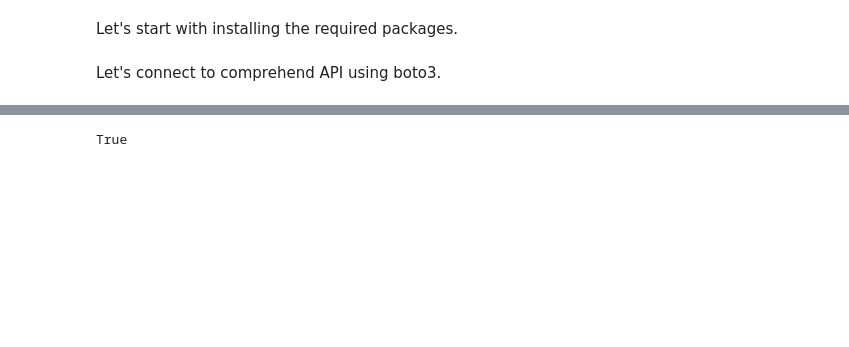
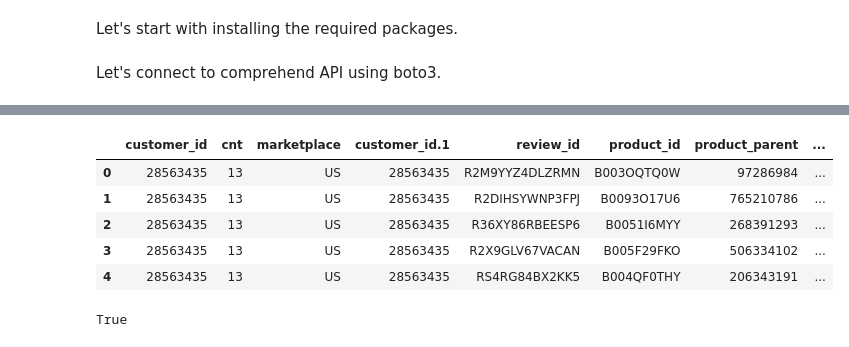
Before and after one commit to catwhiskers/recommender, a Jupyter notebook: algorithms/06-comprehend_on_amz_products.ipynb, the cells around one changed output, grey strips where cells are left out. Cells and saved outputs as stored; diff of their text form; code cells hidden in the pictures; blank space fills up the shorter version.

```diff
--- a/algorithms/06-comprehend_on_amz_products.ipynb
+++ b/algorithms/06-comprehend_on_amz_products.ipynb
@@ -44 +44,14 @@ amz-review-apparel. 100%[===================>] 592.73M  53.7MB/s    in 11s
+# %%
+import pandas as pd
+
+amz_review_path = 'amz-review-apparel.csv'
+df =  pd.read_csv(amz_review_path)
+df.head()
+# %% [output]
+|  | customer_id | cnt | marketplace | customer_id.1 | review_id | product_id | product_parent | ... |
+| 0 | 28563435 | 13 | US | 28563435 | R2M9YYZ4DLZRMN | B003OQTQ0W | 97286984 | ... |
+| 1 | 28563435 | 13 | US | 28563435 | R2DIHSYWNP3FPJ | B0093O17U6 | 765210786 | ... |
+| 2 | 28563435 | 13 | US | 28563435 | R36XY86RBEESP6 | B0051I6MYY | 268391293 | ... |
+| 3 | 28563435 | 13 | US | 28563435 | R2X9GLV67VACAN | B005F29FKO | 506334102 | ... |
+| 4 | 28563435 | 13 | US | 28563435 | RS4RG84BX2KK5 | B004QF0THY | 206343191 | ... |
 # %%
```
Also changed, not shown: parts of 11 cells of this notebook, 8 other files.
